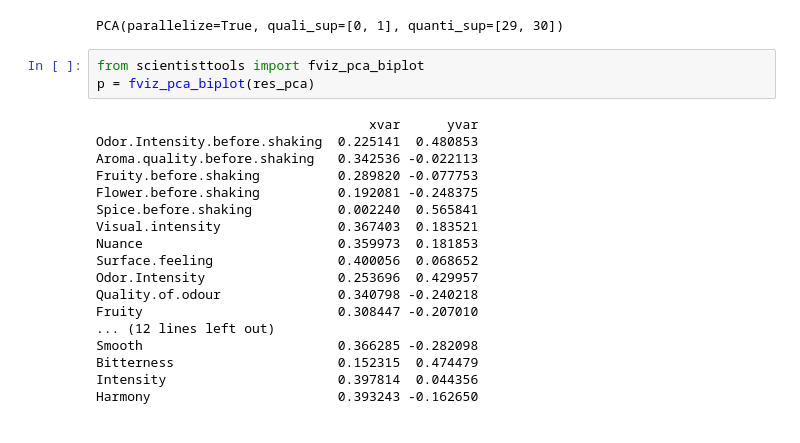
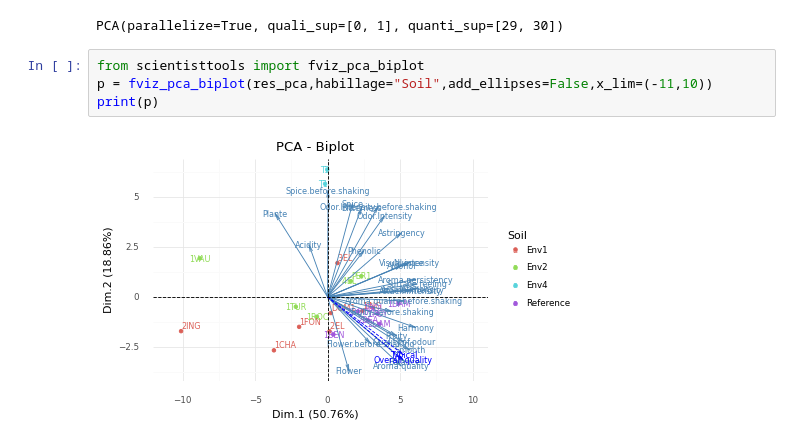
Before and after one commit to enfantbenidedieu/scientisttools, a Jupyter notebook: pca_wine_biplot.ipynb, the cells around one changed output. Saved outputs shown, nothing was run; the diff lists cells and outputs as text.

```diff
--- a/pca_wine_biplot.ipynb
+++ b/pca_wine_biplot.ipynb
@@ -35,22 +35,7 @@ res_pca.fit(wine)
 PCA(parallelize=True, quali_sup=[0, 1], quanti_sup=[29, 30])
 # %%
 from scientisttools import fviz_pca_biplot
-p = fviz_pca_biplot(res_pca)
+p = fviz_pca_biplot(res_pca,habillage="Soil",add_ellipses=False,x_lim=(-11,10))
+print(p)
 # %% [output]
-                                   xvar      yvar
-Odor.Intensity.before.shaking  0.225141  0.480853
-Aroma.quality.before.shaking   0.342536 -0.022113
-Fruity.before.shaking          0.289820 -0.077753
-Flower.before.shaking          0.192081 -0.248375
-Spice.before.shaking           0.002240  0.565841
-Visual.intensity               0.367403  0.183521
-Nuance                         0.359973  0.181853
-Surface.feeling                0.400056  0.068652
-Odor.Intensity                 0.253696  0.429957
-Quality.of.odour               0.340798 -0.240218
-Fruity                         0.308447 -0.207010
-... (12 lines left out)
-Smooth                         0.366285 -0.282098
-Bitterness                     0.152315  0.474479
-Intensity                      0.397814  0.044356
-Harmony                        0.393243 -0.162650
+[figure, added]
```
Also changed, not shown: 12 other files.
